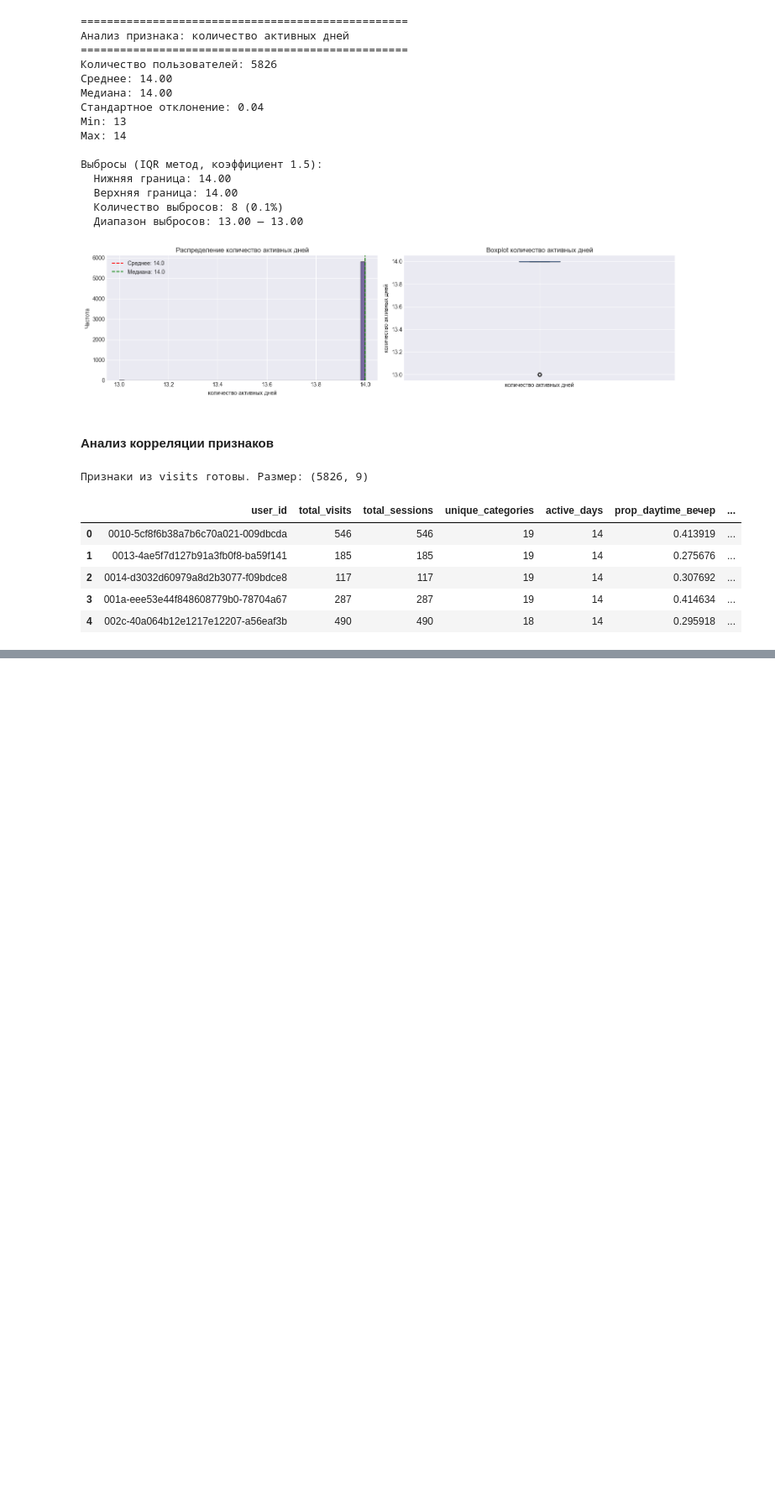
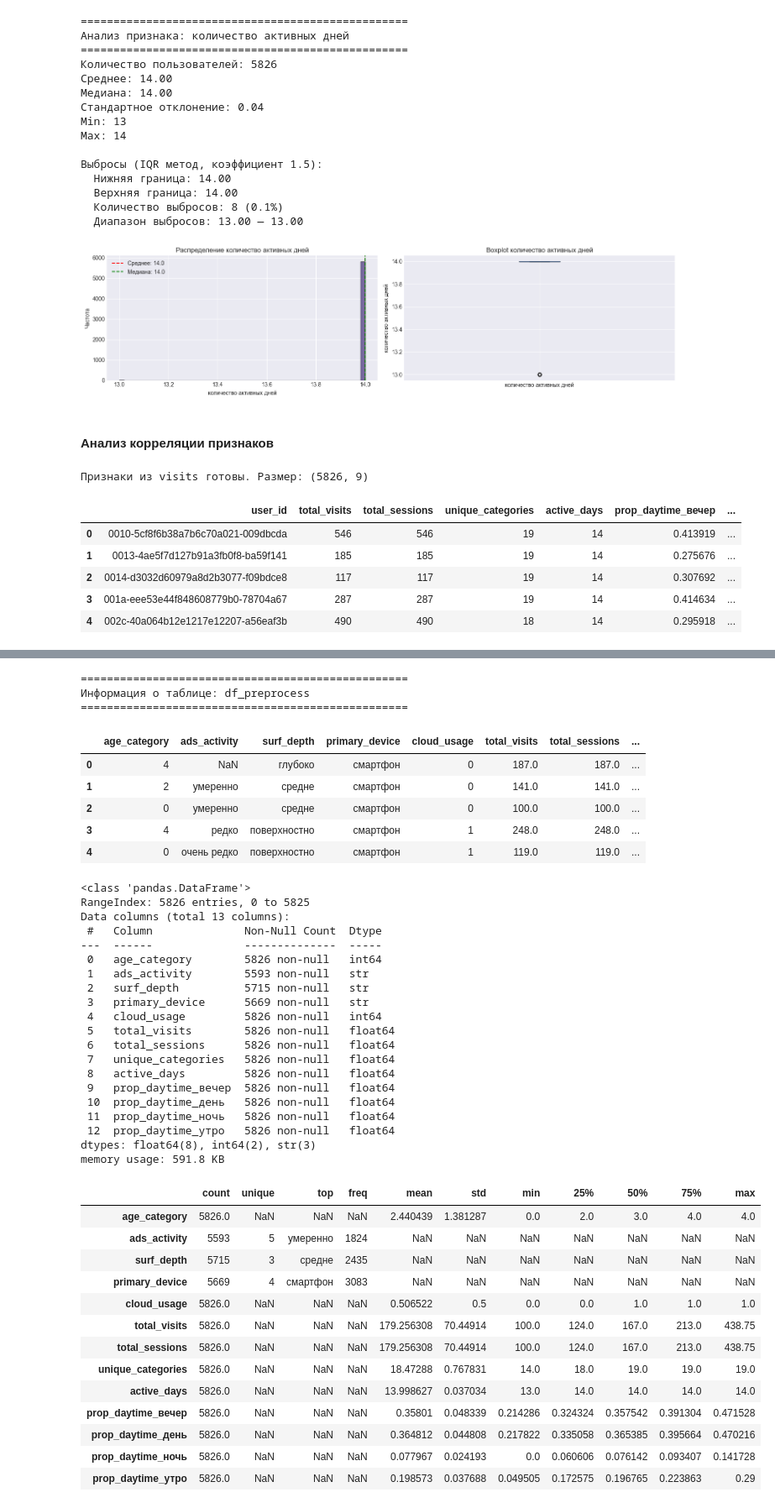
Before and after one commit to MEYakunin/Sprint13_Yeti_Age_Prediction, a Jupyter notebook: Sprint13_Yeti_Age_Prediction.ipynb, the cells around one changed output, grey strips where cells are left out. Shown at 84% size. Drawn from its saved outputs; the diff is of its cells as text; code cells hidden in the pictures; blank space fills up the shorter version.

```diff
--- a/Sprint13_Yeti_Age_Prediction.ipynb
+++ b/Sprint13_Yeti_Age_Prediction.ipynb
@@ -739 +864,48 @@ visits_features.head()
+# %%
+df_preprocess = preprocess_data(users, visits, ads, surf, device, cloud)
+primary_info(df_preprocess, 'df_preprocess')
+# %% [output]
+==================================================
+Информация о таблице: df_preprocess
+==================================================
+|  | age_category | ads_activity | surf_depth | primary_device | cloud_usage | total_visits | total_sessions | ... |
+| 0 | 4 | NaN | глубоко | смартфон | 0 | 187.0 | 187.0 | ... |
+| 1 | 2 | умеренно | средне | смартфон | 0 | 141.0 | 141.0 | ... |
+| 2 | 0 | умеренно | средне | смартфон | 0 | 100.0 | 100.0 | ... |
+| 3 | 4 | редко | поверхностно | смартфон | 1 | 248.0 | 248.0 | ... |
+| 4 | 0 | очень редко | поверхностно | смартфон | 1 | 119.0 | 119.0 | ... |
+<class 'pandas.DataFrame'>
+RangeIndex: 5826 entries, 0 to 5825
+Data columns (total 13 columns):
+ #   Column              Non-Null Count  Dtype
+---  ------              --------------  -----
+ 0   age_category        5826 non-null   int64
+ 1   ads_activity        5593 non-null   str
+ 2   surf_depth          5715 non-null   str
+ 3   primary_device      5669 non-null   str
+ 4   cloud_usage         5826 non-null   int64
+ 5   total_visits        5826 non-null   float64
+ 6   total_sessions      5826 non-null   float64
+ 7   unique_categories   5826 non-null   float64
+ 8   active_days         5826 non-null   float64
+ 9   prop_daytime_вечер  5826 non-null   float64
+ 10  prop_daytime_день   5826 non-null   float64
+ 11  prop_daytime_ночь   5826 non-null   float64
+ 12  prop_daytime_утро   5826 non-null   float64
+dtypes: float64(8), int64(2), str(3)
+memory usage: 591.8 KB
+|  | count | unique | top | freq | mean | std | min | 25% | 50% | 75% | max |
+| age_category | 5826.0 | NaN | NaN | NaN | 2.440439 | 1.381287 | 0.0 | 2.0 | 3.0 | 4.0 | 4.0 |
+| ads_activity | 5593 | 5 | умеренно | 1824 | NaN | NaN | NaN | NaN | NaN | NaN | NaN |
+| surf_depth | 5715 | 3 | средне | 2435 | NaN | NaN | NaN | NaN | NaN | NaN | NaN |
+| primary_device | 5669 | 4 | смартфон | 3083 | NaN | NaN | NaN | NaN | NaN | NaN | NaN |
+| cloud_usage | 5826.0 | NaN | NaN | NaN | 0.506522 | 0.5 | 0.0 | 0.0 | 1.0 | 1.0 | 1.0 |
+| total_visits | 5826.0 | NaN | NaN | NaN | 179.256308 | 70.44914 | 100.0 | 124.0 | 167.0 | 213.0 | 438.75 |
+| total_sessions | 5826.0 | NaN | NaN | NaN | 179.256308 | 70.44914 | 100.0 | 124.0 | 167.0 | 213.0 | 438.75 |
+| unique_categories | 5826.0 | NaN | NaN | NaN | 18.47288 | 0.767831 | 14.0 | 18.0 | 19.0 | 19.0 | 19.0 |
+| active_days | 5826.0 | NaN | NaN | NaN | 13.998627 | 0.037034 | 13.0 | 14.0 | 14.0 | 14.0 | 14.0 |
+| prop_daytime_вечер | 5826.0 | NaN | NaN | NaN | 0.35801 | 0.048339 | 0.214286 | 0.324324 | 0.357542 | 0.391304 | 0.471528 |
+| prop_daytime_день | 5826.0 | NaN | NaN | NaN | 0.364812 | 0.044808 | 0.217822 | 0.335058 | 0.365385 | 0.395664 | 0.470216 |
+| prop_daytime_ночь | 5826.0 | NaN | NaN | NaN | 0.077967 | 0.024193 | 0.0 | 0.060606 | 0.076142 | 0.093407 | 0.141728 |
+| prop_daytime_утро | 5826.0 | NaN | NaN | NaN | 0.198573 | 0.037688 | 0.049505 | 0.172575 | 0.196765 | 0.223863 | 0.29 |
 # %% [markdown]
```
Also changed, not shown: parts of 22 cells of this notebook.
